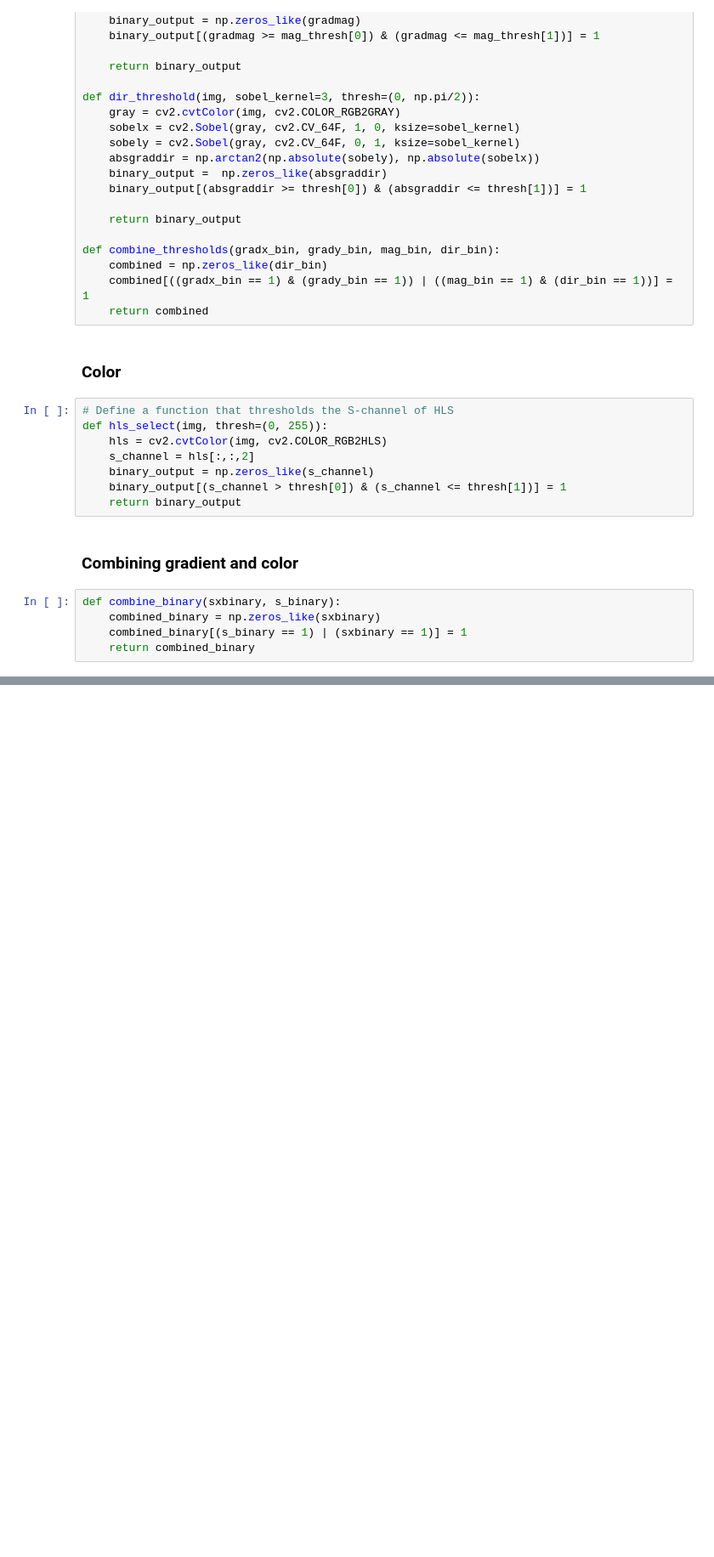
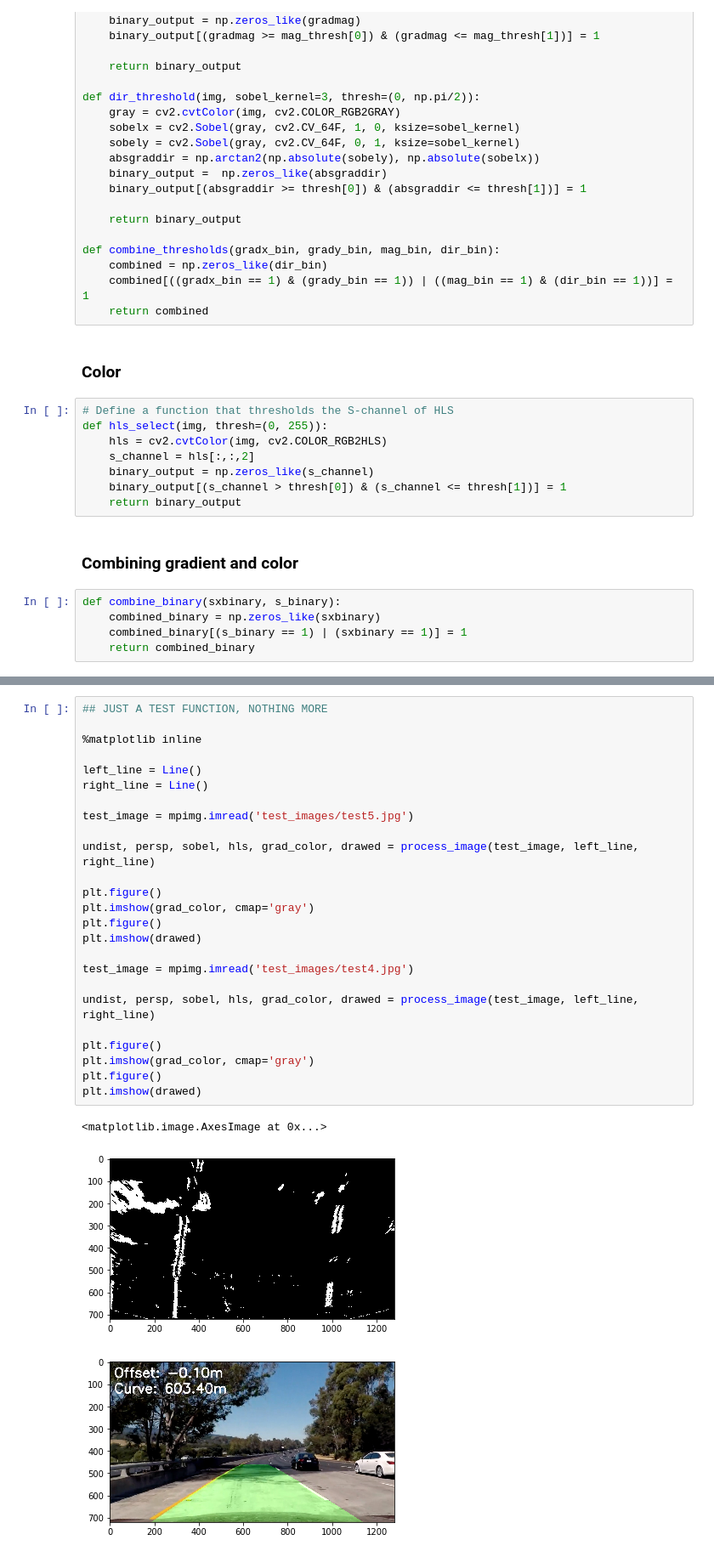
Before and after one commit to johnciocoiu/udacity-nd-self-driving-car-project-4, a Jupyter notebook: advanced-lane-lines.ipynb, the cells around one changed output, grey strips where cells are left out. Shown at 85% size. Drawn from its saved outputs; the diff is of its cells as text; blank space fills up the shorter version.

```diff
--- a/advanced-lane-lines.ipynb
+++ b/advanced-lane-lines.ipynb
@@ -534,0 +570,29 @@ Wall time: 4min 16s
+# %%
+## JUST A TEST FUNCTION, NOTHING MORE
+
+%matplotlib inline
+
+left_line = Line()
+right_line = Line()
+
+test_image = mpimg.imread('test_images/test5.jpg')
+
+undist, persp, sobel, hls, grad_color, drawed = process_image(test_image, left_line, right_line)
+
+plt.figure()
+plt.imshow(grad_color, cmap='gray')
+plt.figure()
+plt.imshow(drawed)
+
+test_image = mpimg.imread('test_images/test4.jpg')
+
+undist, persp, sobel, hls, grad_color, drawed = process_image(test_image, left_line, right_line)
+
+plt.figure()
+plt.imshow(grad_color, cmap='gray')
+plt.figure()
+plt.imshow(drawed)
+# %% [output]
+<matplotlib.image.AxesImage at 0x...>
+[figure, added]
+[figure, added]
```
Also changed, not shown: parts of 54 cells of this notebook, 15 other files.
